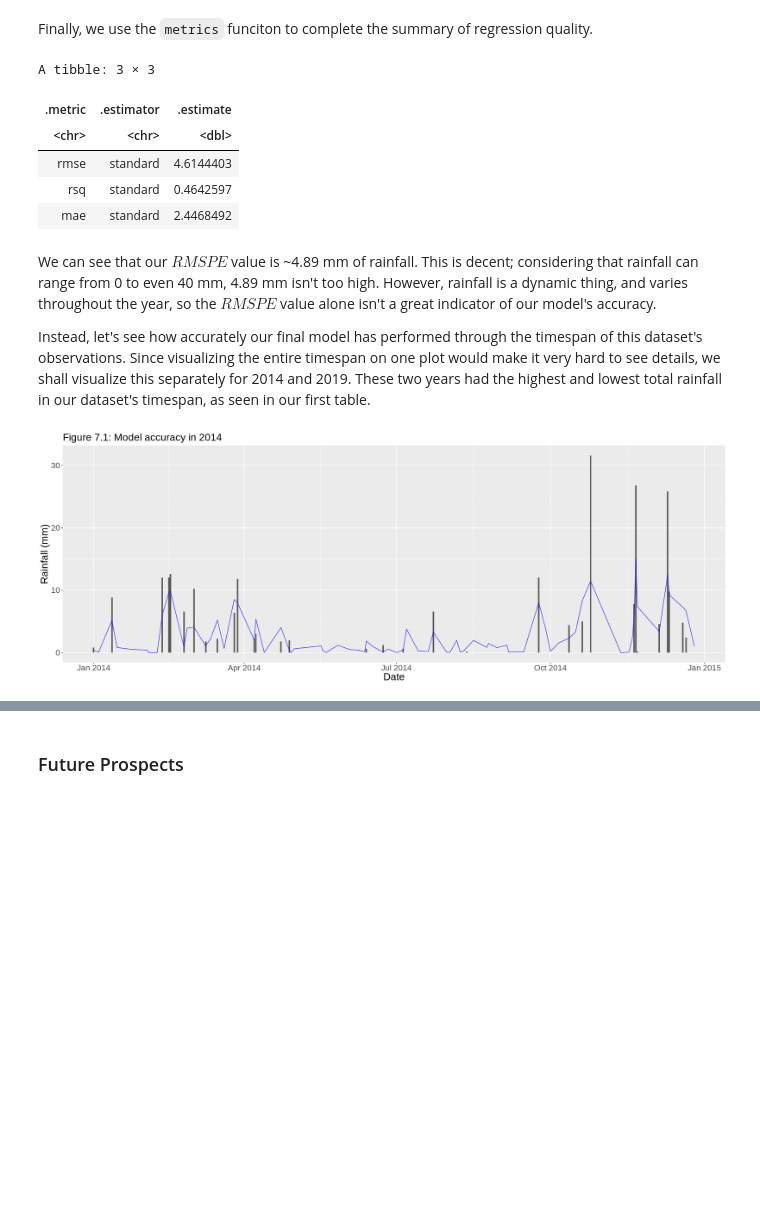
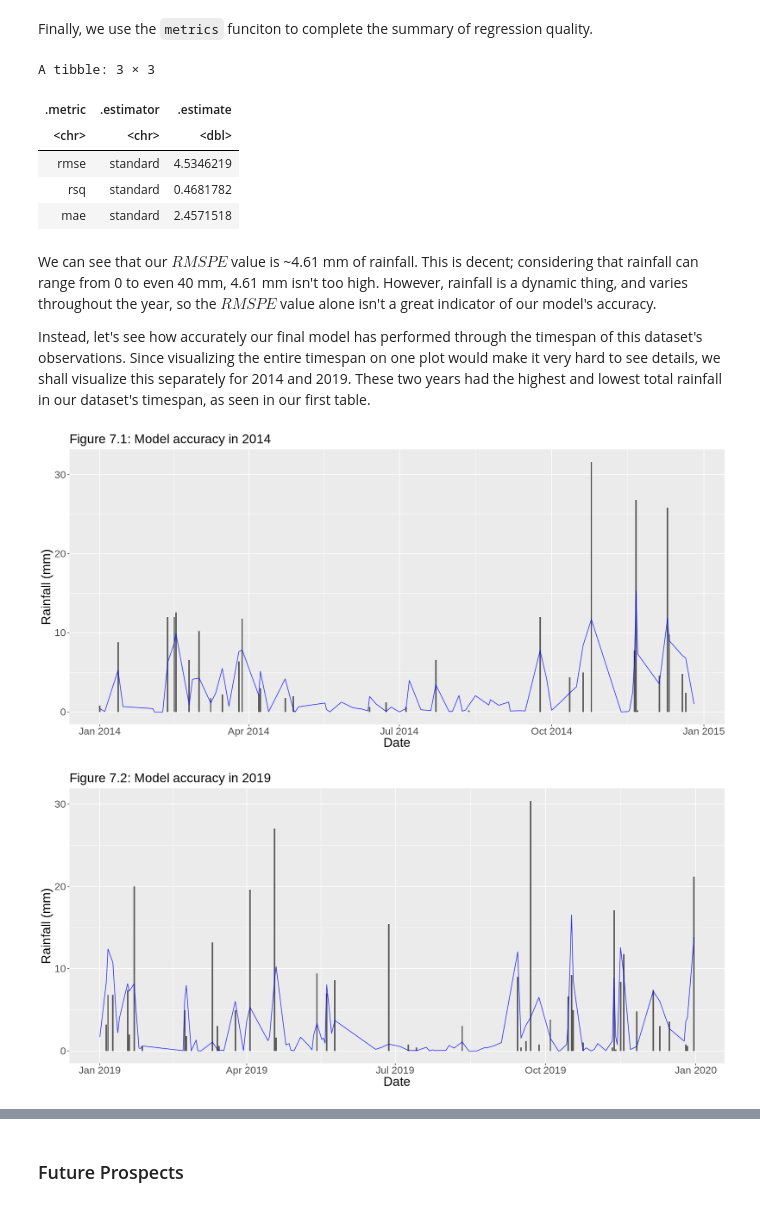
Before and after one commit to taimagher/Weather-Stats-Report, a Jupyter notebook: group78_report.ipynb, the cells around one changed output, grey strips where cells are left out. Drawn from its saved outputs; the diff is of its cells as text; code cells hidden in the pictures; blank space fills up the shorter version.

```diff
--- a/group78_report.ipynb
+++ b/group78_report.ipynb
@@ -38,7 +20,7 @@ The following object is masked from ‘package:lubridate’:
 From [this website](https://vancouver.weatherstats.ca/download.html) we downloaded the dataset of the daily weather in Vancouver for the past decade, which is a `.csv` file with headers. We’ll use the `read_csv()` function to load the data and assign it to an object called `weather`. We will also filter the dataset for observations between 2001 to 2021 (inclusive), because the dataset isn't complete for values outside that range.
 # %%
 weather <- read_csv("https://raw.githubusercontent.com/taimagher/Weather-Stats-Report/main/weatherstats_vancouver_daily_2001.csv") |>
-            filter(year(date) >= 2011 & year(date) <= 2021) |>
+            #filter(year(date) >= 2011 & year(date) <= 2021) |>
             arrange(date)
 # %% [output]
 Rows: 4400 Columns: 70
@@ -352,25 +338,35 @@ rain_summary
 A tibble: 3 × 3
 | .metric | .estimator | .estimate |
 | <chr> | <chr> | <dbl> |
-| rmse | standard | 4.6144403 |
-| rsq | standard | 0.4642597 |
-| mae | standard | 2.4468492 |
+| rmse | standard | 4.5346219 |
+| rsq | standard | 0.4681782 |
+| mae | standard | 2.4571518 |
 # %% [markdown]
-We can see that our $RMSPE$ value is ~4.89 mm of rainfall. This is decent; considering that rainfall can range from 0 to even 40 mm, 4.89 mm isn't too high. However, rainfall is a dynamic thing, and varies throughout the year, so the $RMSPE$ value alone isn't a great indicator of our model's accuracy.
+We can see that our $RMSPE$ value is ~4.61 mm of rainfall. This is decent; considering that rainfall can range from 0 to even 40 mm, 4.61 mm isn't too high. However, rainfall is a dynamic thing, and varies throughout the year, so the $RMSPE$ value alone isn't a great indicator of our model's accuracy.
 
 Instead, let's see how accurately our final model has performed through the timespan of this dataset's observations. Since visualizing the entire timespan on one plot would make it very hard to see details, we shall visualize this separately for 2014 and 2019. These two years had the highest and lowest total rainfall in our dataset's timespan, as seen in our first table.
 # %%
-options(repr.plot.width = 19, repr.plot.height = 7)
+options(repr.plot.width = 15, repr.plot.height = 7)
 
 skyblue <- "skyblue"
 
-rain_pred_plot <- ggplot(filter(rain_pred, year(date) == 2014)) +
+rain_pred_2014_plot <- ggplot(filter(rain_pred, year(date) == 2014)) +
                         geom_bar(stat = "identity", aes(x = date, y = rain)) +
                         geom_line(aes(x = date, y = .pred), color = "blue", alpha = 0.8) +
                         labs(x = "Date", y = "Rainfall (mm)", alpha = "Legend", subtitle = "Figure 7.1: Model accuracy in 2014") +
                         #scale_x_date(date_labels = "%B", date_breaks = "1 month") +
                         theme(text = element_text(size = 20))
-rain_pred_plot
+
+rain_pred_2019_plot <- ggplot(filter(rain_pred, year(date) == 2019)) +
+                        geom_bar(stat = "identity", aes(x = date, y = rain)) +
+                        geom_line(aes(x = date, y = .pred), color = "blue", alpha = 0.8) +
+                        labs(x = "Date", y = "Rainfall (mm)", alpha = "Legend", subtitle = "Figure 7.2: Model accuracy in 2019") +
+                        #scale_x_date(date_labels = "%B", date_breaks = "1 month") +
+                        theme(text = element_text(size = 20))
+
+rain_pred_2014_plot
+rain_pred_2019_plot
 # %% [output]
-[figure, old version]
+[figure, new version]
+[figure, added]
 # %% [markdown]
```
Also changed, not shown: parts of 24 cells of this notebook.
